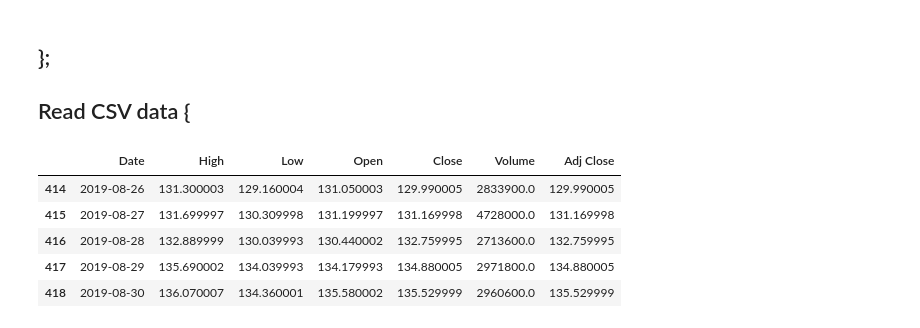
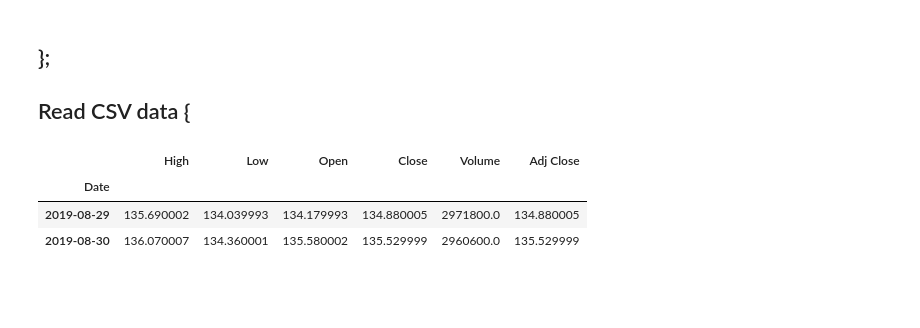
Before and after one commit to dctec/mlc, a Jupyter notebook: week2/StockPrediction/Homework2.ipynb, the cells around one changed output. Drawn from its saved outputs; the diff is of its cells as text; code cells hidden in the pictures; blank space fills up the shorter version.

```diff
--- a/week2/StockPrediction/Homework2.ipynb
+++ b/week2/StockPrediction/Homework2.ipynb
@@ -100,14 +85,13 @@ df.to_csv('sample_data/IBM_index.csv',index=True)
 ## Read CSV data {
 # %%
 # Read the data from the CSV and check a few rows
-df = pd.read_csv('sample_data/IBM_index.csv')
-df.tail()
+#df = pd.read_csv('sample_data/IBM_index.csv',parse_dates=['Date'])
+df = pd.read_csv("sample_data/IBM_index.csv",parse_dates=['Date'],index_col=['Date'])
+df.tail(2)
 # %% [output]
-|  | Date | High | Low | Open | Close | Volume | Adj Close |
-| 414 | 2019-08-26 | 131.300003 | 129.160004 | 131.050003 | 129.990005 | 2833900.0 | 129.990005 |
-| 415 | 2019-08-27 | 131.699997 | 130.309998 | 131.199997 | 131.169998 | 4728000.0 | 131.169998 |
-| 416 | 2019-08-28 | 132.889999 | 130.039993 | 130.440002 | 132.759995 | 2713600.0 | 132.759995 |
-| 417 | 2019-08-29 | 135.690002 | 134.039993 | 134.179993 | 134.880005 | 2971800.0 | 134.880005 |
-| 418 | 2019-08-30 | 136.070007 | 134.360001 | 135.580002 | 135.529999 | 2960600.0 | 135.529999 |
+|  | High | Low | Open | Close | Volume | Adj Close |
+| Date |  |  |  |  |  |  |
+| 2019-08-29 | 135.690002 | 134.039993 | 134.179993 | 134.880005 | 2971800.0 | 134.880005 |
+| 2019-08-30 | 136.070007 | 134.360001 | 135.580002 | 135.529999 | 2960600.0 | 135.529999 |
 # %%
 df.dtypes
```
Also changed, not shown: parts of 37 cells of this notebook.
